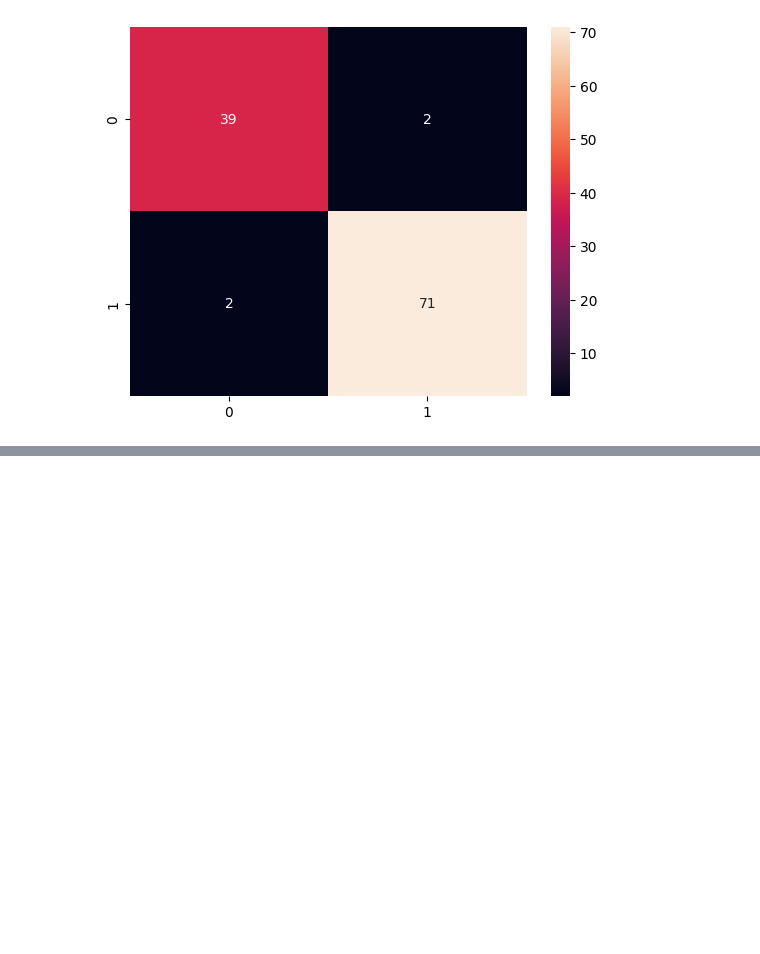
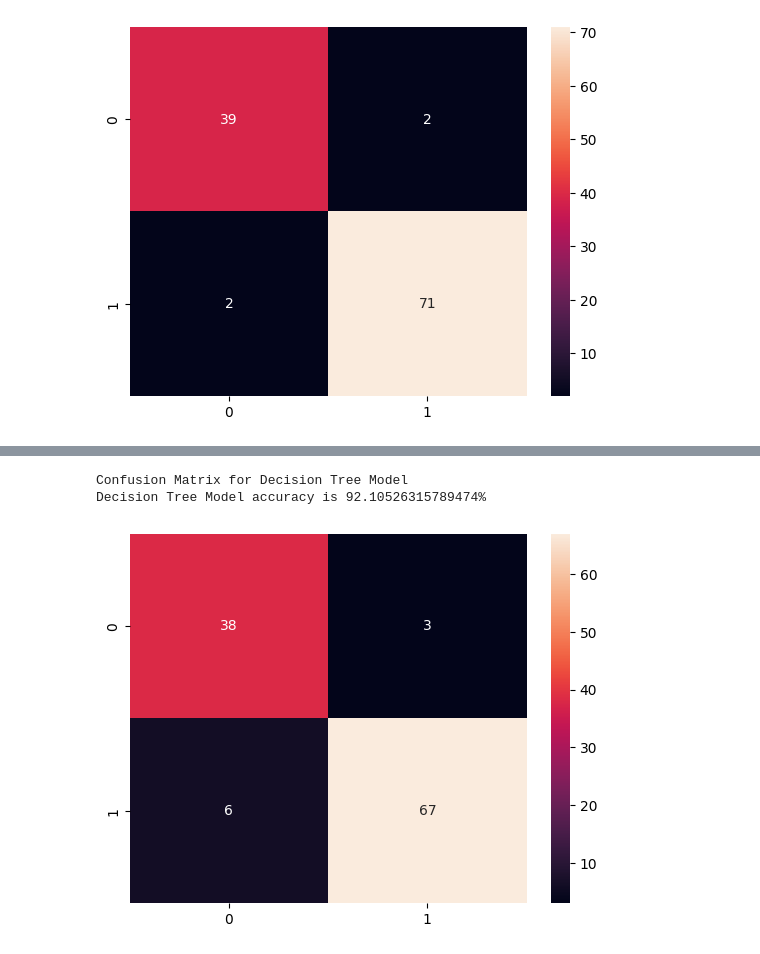
Before and after one commit to adamerikoff/learningDeepMachine, a Jupyter notebook: cancer_classification_comparison.ipynb, the cells around one changed output, grey strips where cells are left out. Saved outputs shown, nothing was run; the diff lists cells and outputs as text; code cells hidden in the pictures; blank space fills up the shorter version.

```diff
--- a/cancer_classification_comparison.ipynb
+++ b/cancer_classification_comparison.ipynb
@@ -108,0 +126,17 @@ KNeighbors Model accuracy is 96.49122807017544%
+# %%
+from sklearn.tree import DecisionTreeClassifier
+DecisionTreeModel = DecisionTreeClassifier(criterion = 'entropy', random_state = 0)
+
+DecisionTreeModel.fit(X_train, y_train)
+
+y_pred_DTree = DecisionTreeModel.predict(X_test)
+
+from sklearn.metrics import confusion_matrix
+cm_Dtree = confusion_matrix(y_test, y_pred_DTree)
+print('Confusion Matrix for Decision Tree Model')
+sns.heatmap(cm_Dtree,annot=True)
+print("Decision Tree Model accuracy is {}%".format(((cm_Dtree[0][0] + cm_Dtree[1][1])/cm_Dtree.sum())*100))
+# %% [output]
+Confusion Matrix for Decision Tree Model
+Decision Tree Model accuracy is 92.10526315789474%
+[figure, added]
```
Also changed, not shown: parts of 6 cells of this notebook.
